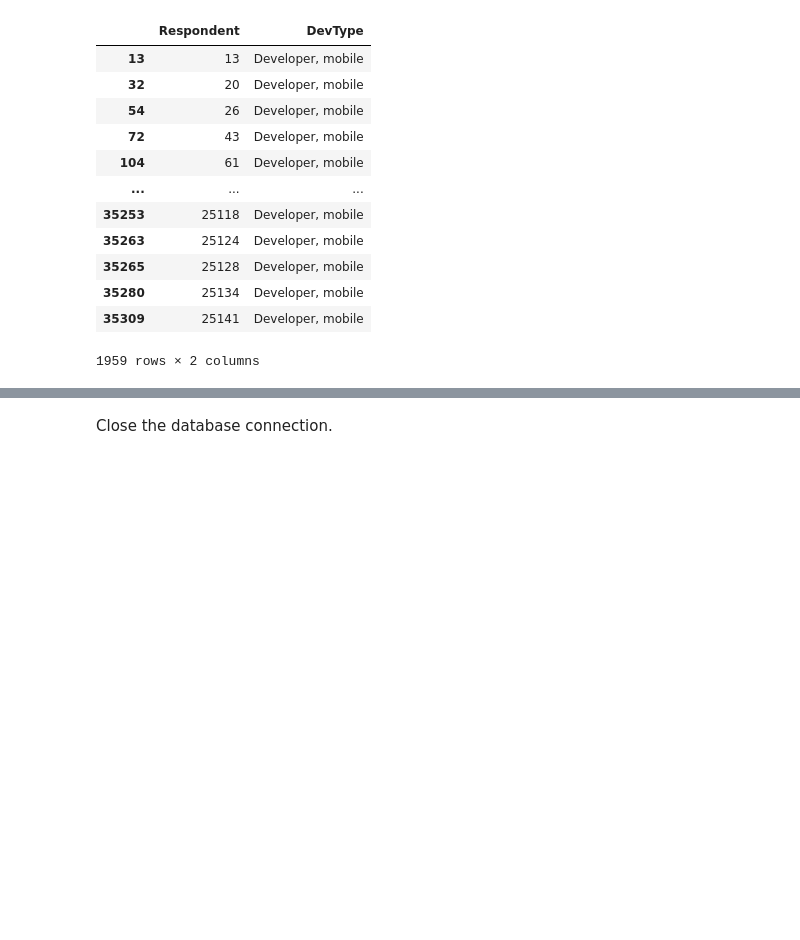
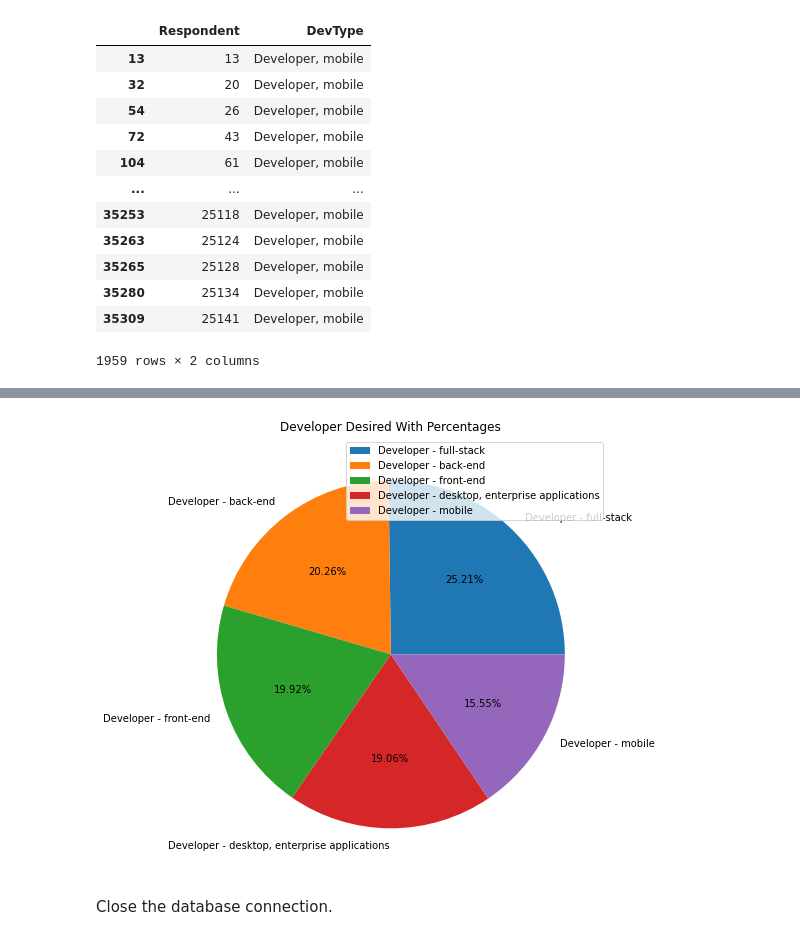
Before and after one commit to dima3111/IBM-Data-Analyst-Capstone-Project-1, a Jupyter notebook: M4DataVisualization-lab.ipynb, the cells around one changed output, grey strips where cells are left out. Cells and saved outputs as stored; diff of their text form; code cells hidden in the pictures; blank space fills up the shorter version.

```diff
--- a/M4DataVisualization-lab.ipynb
+++ b/M4DataVisualization-lab.ipynb
@@ -697,3 +747,17 @@ df6[df6["DevType"].str.contains("Developer, mobile")]
+# %%
+plt.figure(figsize = (8,8))
+plt.pie(top5_language_desire.Respondent,
+        labels = ['Developer - full-stack',
+                  'Developer - back-end',
+                  'Developer - front-end',
+                  'Developer - desktop, enterprise applications',
+                  'Developer - mobile'],
+        autopct= '%.2f%%')
+plt.title("Developer Desired With Percentages")
+plt.legend()
+plt.show()
+# %% [output]
+[figure, added]
 # %% [markdown]
 Close the database connection.
 # %%
```
Also changed, not shown: parts of 6 cells of this notebook.
